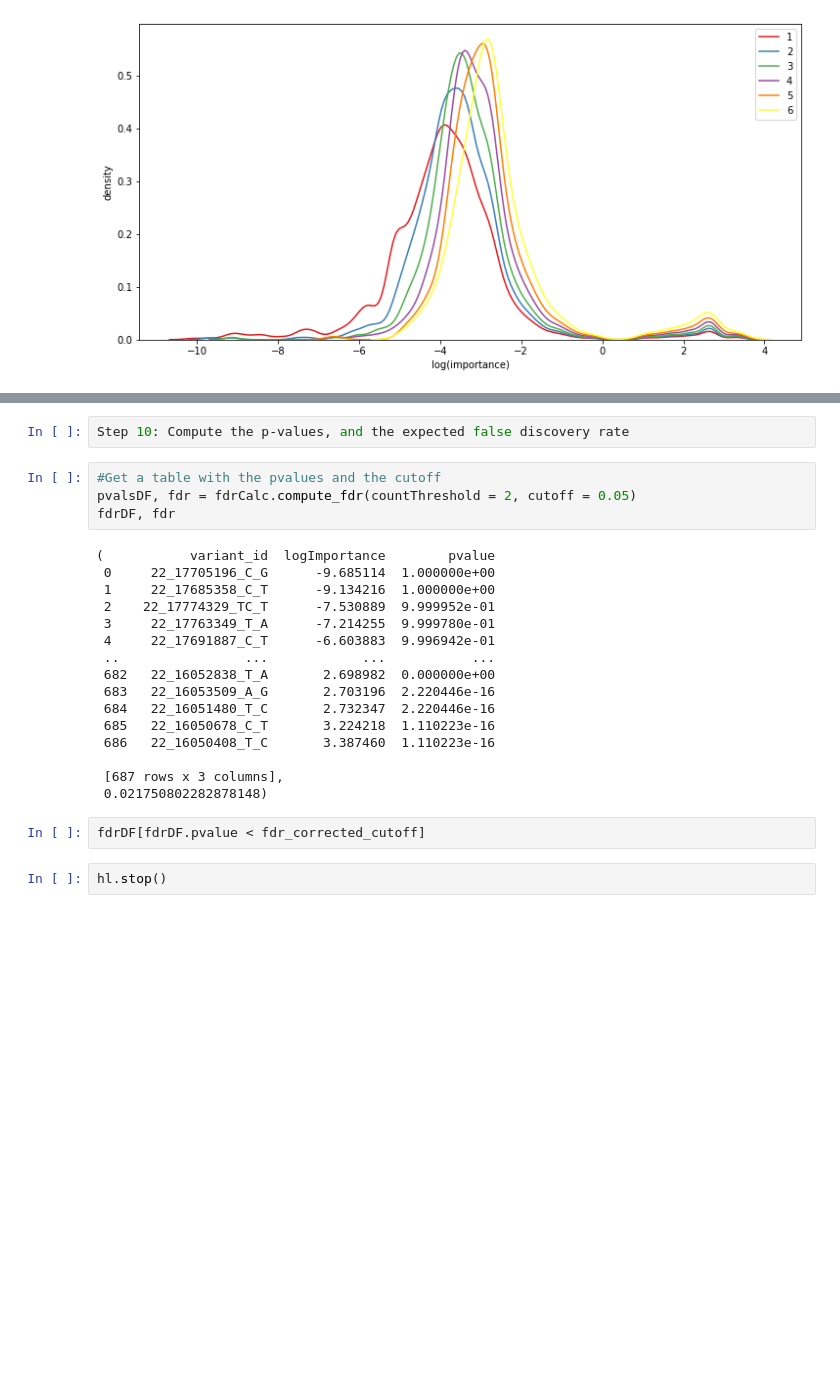
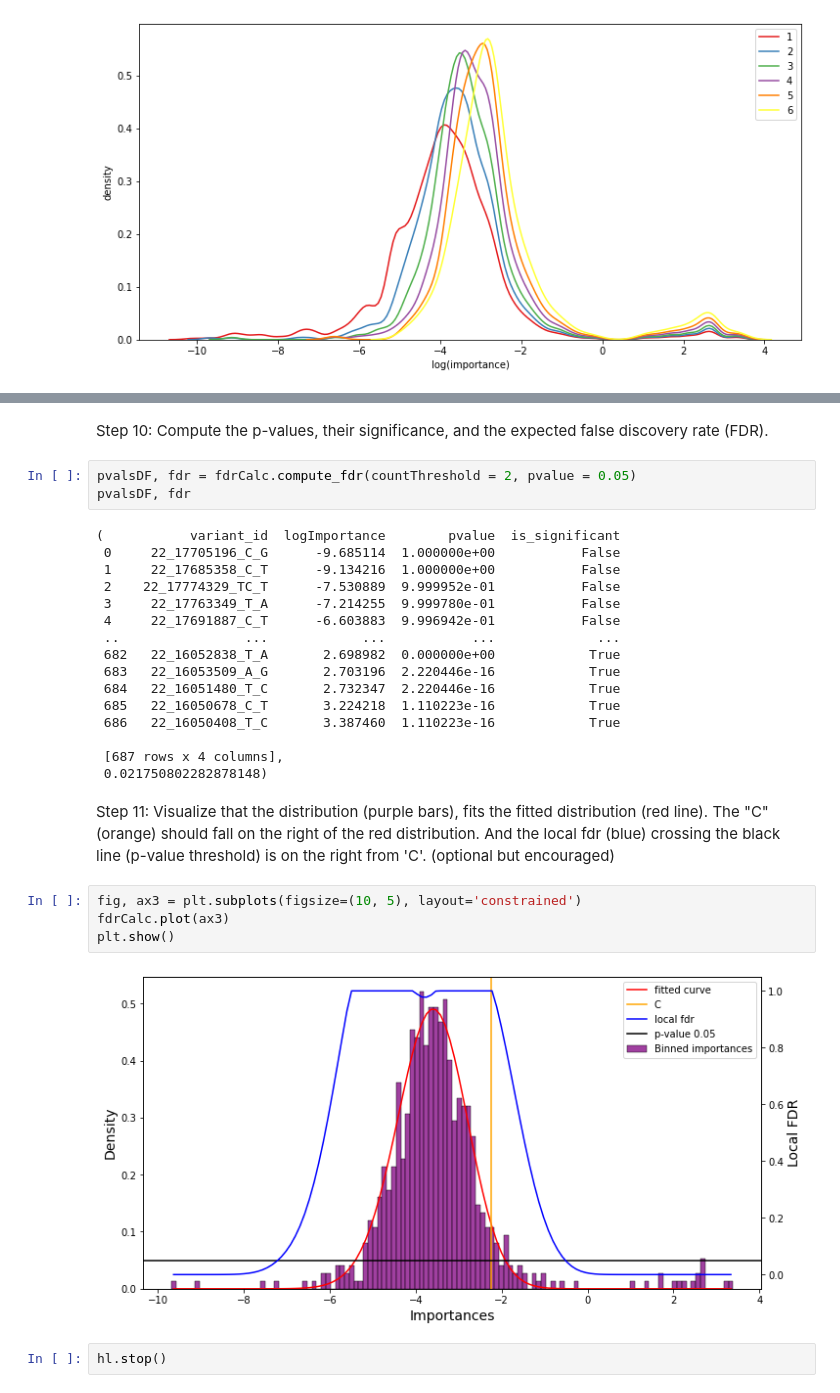
Before and after one commit to aehrc/VariantSpark, a Jupyter notebook: examples/compute_local_fdr.ipynb, the cells around one changed output, grey strips where cells are left out. Cells and saved outputs as stored; diff of their text form; blank space fills up the shorter version.

Commit message:
everything should be working

```diff
--- a/examples/compute_local_fdr.ipynb
+++ b/examples/compute_local_fdr.ipynb
@@ -119,29 +138,34 @@ fdrCalc.plot_log_hist(ax2, split_count=2)
 plt.show()
 # %% [output]
 [figure]
-# %%
-Step 10: Compute the p-values, and the expected false discovery rate
+# %% [markdown]
+Step 10: Compute the p-values, their significance, and the expected false discovery rate (FDR).
 # %%
-#Get a table with the pvalues and the cutoff
-pvalsDF, fdr = fdrCalc.compute_fdr(countThreshold = 2, cutoff = 0.05)
-fdrDF, fdr
+pvalsDF, fdr = fdrCalc.compute_fdr(countThreshold = 2, pvalue = 0.05)
+pvalsDF, fdr
 # %% [output]
-(           variant_id  logImportance        pvalue
- 0     22_17705196_C_G      -9.685114  1.000000e+00
- 1     22_17685358_C_T      -9.134216  1.000000e+00
- 2    22_17774329_TC_T      -7.530889  9.999952e-01
- 3     22_17763349_T_A      -7.214255  9.999780e-01
- 4     22_17691887_C_T      -6.603883  9.996942e-01
- ..                ...            ...           ...
- 682   22_16052838_T_A       2.698982  0.000000e+00
- 683   22_16053509_A_G       2.703196  2.220446e-16
- 684   22_16051480_T_C       2.732347  2.220446e-16
- 685   22_16050678_C_T       3.224218  1.110223e-16
- 686   22_16050408_T_C       3.387460  1.110223e-16
+(           variant_id  logImportance        pvalue  is_significant
+ 0     22_17705196_C_G      -9.685114  1.000000e+00           False
+ 1     22_17685358_C_T      -9.134216  1.000000e+00           False
+ 2    22_17774329_TC_T      -7.530889  9.999952e-01           False
+ 3     22_17763349_T_A      -7.214255  9.999780e-01           False
+ 4     22_17691887_C_T      -6.603883  9.996942e-01           False
+ ..                ...            ...           ...             ...
+ 682   22_16052838_T_A       2.698982  0.000000e+00            True
+ 683   22_16053509_A_G       2.703196  2.220446e-16            True
+ 684   22_16051480_T_C       2.732347  2.220446e-16            True
+ 685   22_16050678_C_T       3.224218  1.110223e-16            True
+ 686   22_16050408_T_C       3.387460  1.110223e-16            True
 
- [687 rows x 3 columns],
+ [687 rows x 4 columns],
  0.021750802282878148)
+# %% [markdown]
+Step 11: Visualize that the distribution (purple bars), fits the fitted distribution (red line). The "C" (orange) should fall on the right of the red distribution. And the local fdr (blue) crossing the black line (p-value threshold) is on the right from 'C'. (optional but encouraged)
 # %%
-fdrDF[fdrDF.pvalue < fdr_corrected_cutoff]
+fig, ax3 = plt.subplots(figsize=(10, 5), layout='constrained')
+fdrCalc.plot(ax3)
+plt.show()
+# %% [output]
+[figure, added]
 # %%
 hl.stop()
```
Also changed, not shown: parts of 28 cells of this notebook, 2 other files.
